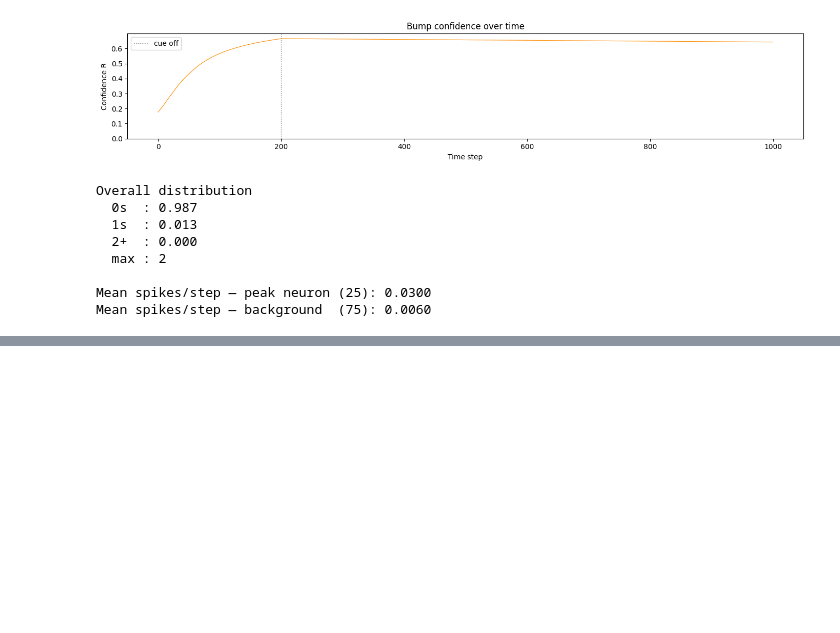
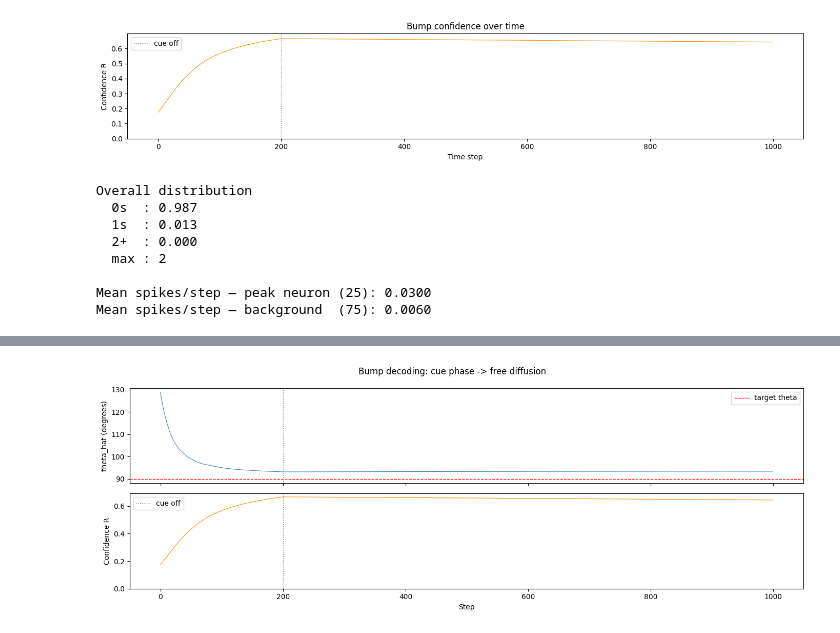
Before and after one commit to yotam180/ring-attractor-project, a Jupyter notebook: notebooks/02_spike_collection.ipynb, the cells around one changed output, grey strips where cells are left out. Cells and saved outputs as stored; diff of their text form; code cells hidden in the pictures; blank space fills up the shorter version.

```diff
--- a/notebooks/02_spike_collection.ipynb
+++ b/notebooks/02_spike_collection.ipynb
@@ -147,25 +151,27 @@ plt.show()
 # %%
-# ── Sanity check 4: decoded θ and confidence over time ───────────────────────
-# θ̂ should lock onto CUE_THETA_TARGET during the cue phase, then slowly drift.
+# Sanity check 4: decoded θ and confidence over time
+# theta_hat should lock onto CUE_THETA_TARGET during the cue phase, then slowly drift.
 # Confidence R should rise during cue and plateau, then hold (or drop slowly).
 
 fig, (ax1, ax2) = plt.subplots(2, 1, figsize=(14, 5), sharex=True)
 steps = np.arange(T_TOTAL)
 
 ax1.plot(steps, np.degrees(theta_hat), color="steelblue", lw=0.8)
-ax1.axhline(np.degrees(CUE_THETA_TARGET), color="red", linestyle="--", lw=1, label="target θ")
+ax1.axhline(np.degrees(CUE_THETA_TARGET), color="red", linestyle="--", lw=1, label="target theta")
 ax1.axvline(T_CUE, color="gray", linestyle=":", lw=1)
-ax1.set_ylabel("θ̂ (degrees)")
+ax1.set_ylabel("theta_hat (degrees)")
 ax1.legend()
 
 ax2.plot(steps, confidence, color="darkorange", lw=0.8)
 ax2.axvline(T_CUE, color="gray", linestyle=":", lw=1, label="cue off")
 ax2.set_ylabel("Confidence R")
 ax2.set_xlabel("Step")
 ax2.set_ylim(0, None)
 ax2.legend()
 
-plt.suptitle("Bump decoding: cue phase → free diffusion")
+plt.suptitle("Bump decoding: cue phase -> free diffusion")
 plt.tight_layout()
 plt.show()
+# %% [output]
+[figure, added]
 # %%
```
Also changed, not shown: parts of 3 cells of this notebook.
